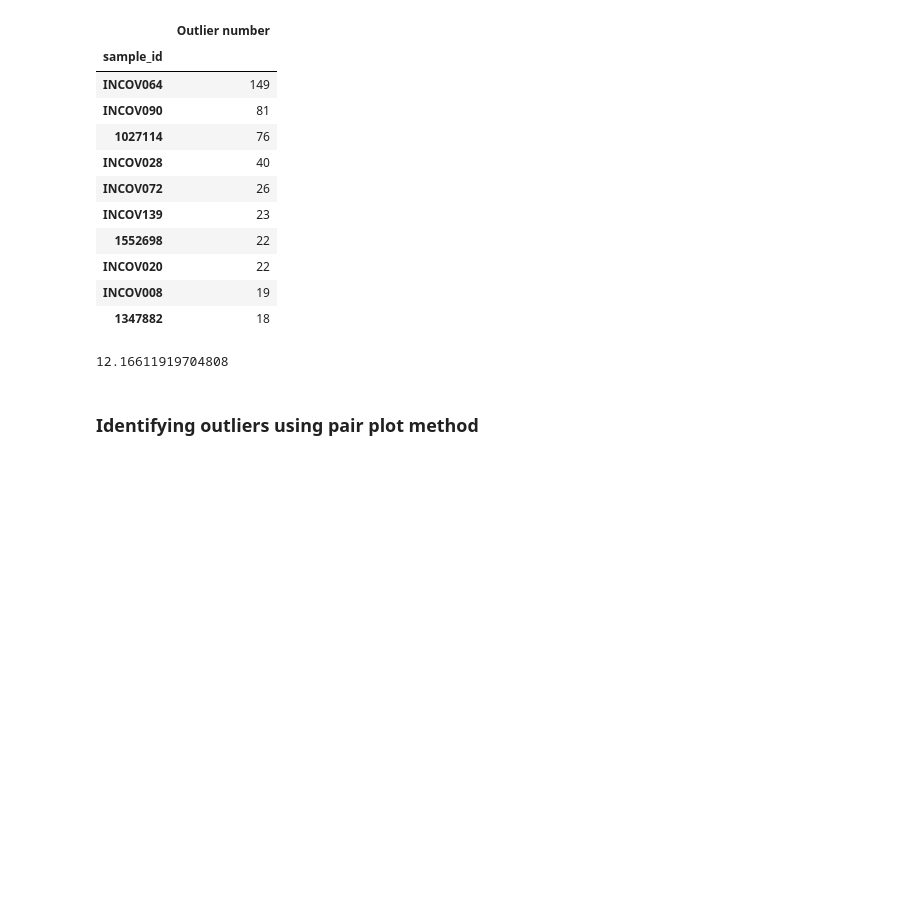
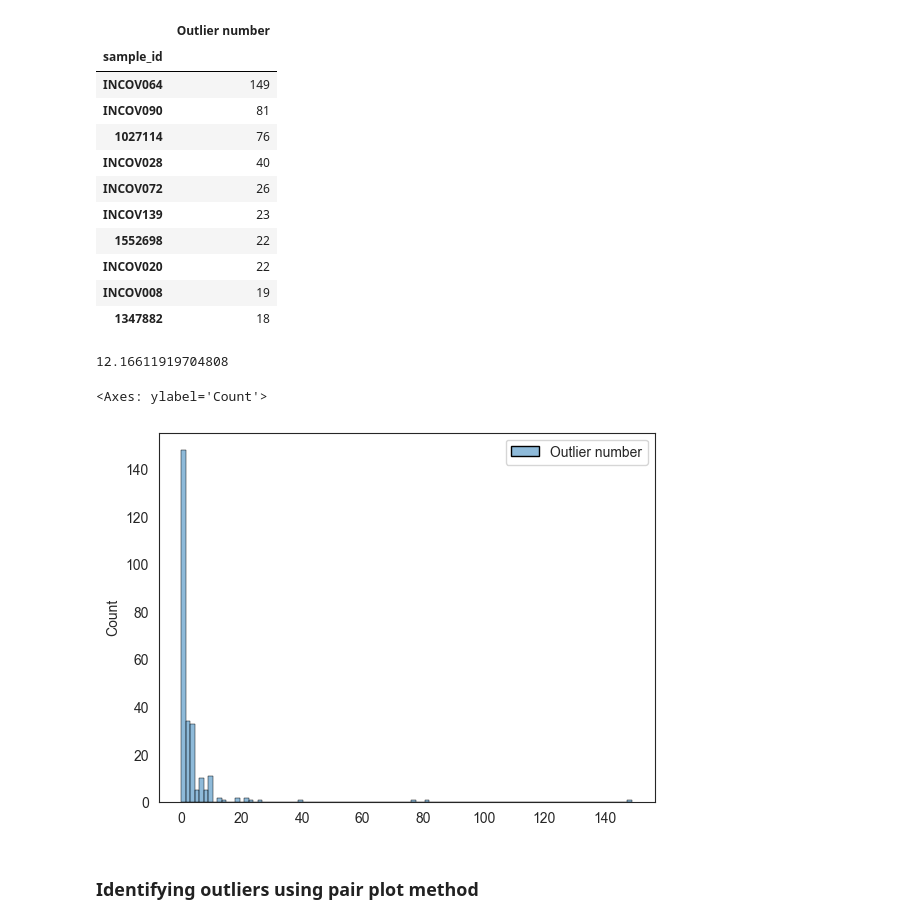
Before and after one commit to j-keung/multiomics-pathway-analysis, a Jupyter notebook: Protein_pre_processing.ipynb, the cells around one changed output. Cells and saved outputs as stored; diff of their text form; code cells hidden in the pictures; blank space fills up the shorter version.

```diff
--- a/Protein_pre_processing.ipynb
+++ b/Protein_pre_processing.ipynb
@@ -455,6 +469,17 @@ outlier_df['Outlier number'].std()  #12.17
 | INCOV008 | 19 |
 | 1347882 | 18 |
 12.16611919704808
+# %%
+#df_hist = df_impute.mean(axis = 0)
+sns.histplot(outlier_df, bins = 100,color='#BABAE2',edgecolor="k")
+
+#The mean value for each metabolite has been plotted
+#plt.title('Mean protein distribution before scaling',fontsize=16)
+#plt.xlabel('Protein expression',fontsize=13)
+#plt.ylabel('Count',fontsize=13)
+# %% [output]
+<Axes: ylabel='Count'>
+[figure, added]
 # %% [markdown]
 ### Identifying outliers using pair plot method
 # %%
```
Also changed, not shown: parts of 5 cells of this notebook, 4 other files.
